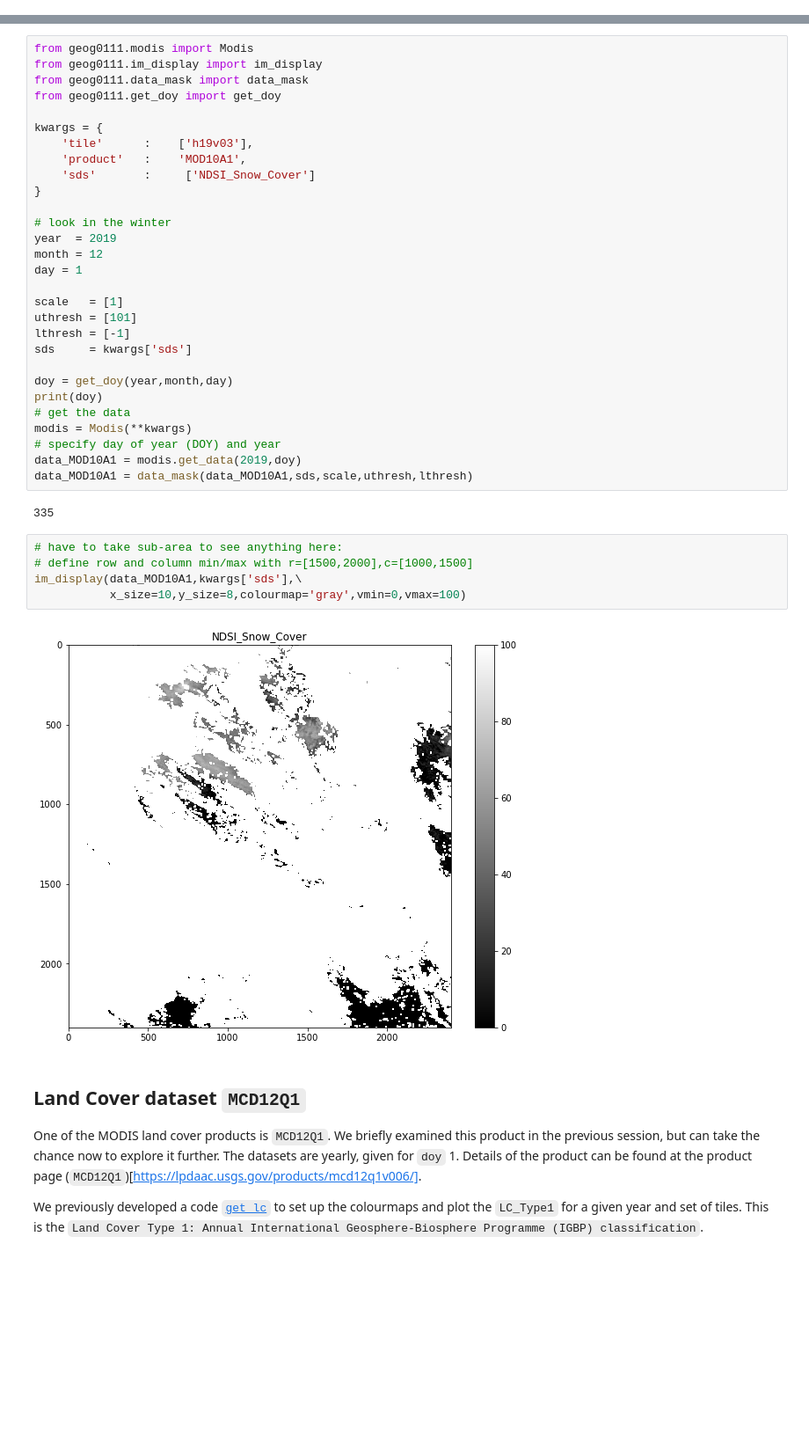
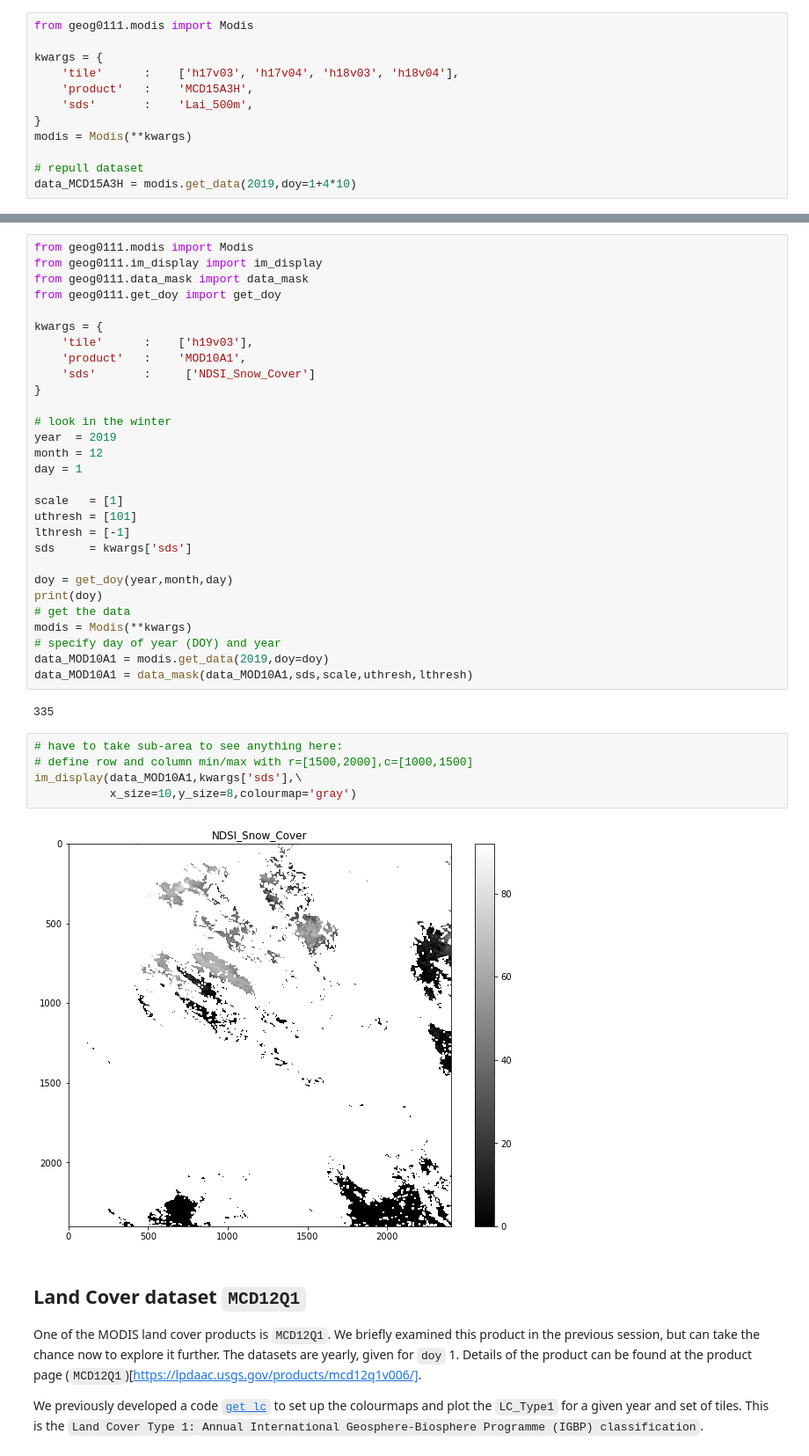
Before and after one commit to UCL-EO/geog0111, a Jupyter notebook: notebooks/025_NASA_MODIS_Earthdata.ipynb, the cells around one changed output, grey strips where cells are left out. Shown at 88% size. Cells and saved outputs as stored; diff of their text form; blank space fills up the shorter version.

```diff
--- a/notebooks/025_NASA_MODIS_Earthdata.ipynb
+++ b/notebooks/025_NASA_MODIS_Earthdata.ipynb
@@ -163,5 +162,17 @@ We can see from the  [product specification page](https://lpdaac.usgs.gov/produc
 
 
 We will learn more of this later, but for now, note that we can use code such as the following to apply the scaling factor and mask invalid numbers. We need to import the `numpy` package for this first (`import numpy as np`).
+# %%
+from geog0111.modis import Modis
+
+kwargs = {
+    'tile'      :    ['h17v03', 'h17v04', 'h18v03', 'h18v04'],
+    'product'   :    'MCD15A3H',
+    'sds'       :    'Lai_500m',
+}
+modis = Modis(**kwargs)
+
+# repull dataset
+data_MCD15A3H = modis.get_data(2019,doy=1+4*10)
 # %%
 import numpy as np
@@ -389,17 +391,17 @@ print(doy)
 # get the data
 modis = Modis(**kwargs)
 # specify day of year (DOY) and year
-data_MOD10A1 = modis.get_data(2019,doy)
+data_MOD10A1 = modis.get_data(2019,doy=doy)
 data_MOD10A1 = data_mask(data_MOD10A1,sds,scale,uthresh,lthresh)
 # %% [output]
 335
 # %%
 # have to take sub-area to see anything here:
 # define row and column min/max with r=[1500,2000],c=[1000,1500]
 im_display(data_MOD10A1,kwargs['sds'],\
-           x_size=10,y_size=8,colourmap='gray',vmin=0,vmax=100)
+           x_size=10,y_size=8,colourmap='gray')
 # %% [output]
-[figure, old version]
+[figure, new version]
 # %% [markdown]
 ## Land Cover dataset `MCD12Q1`
 
```
Also changed, not shown: parts of 13 cells of this notebook, 14 other files.
